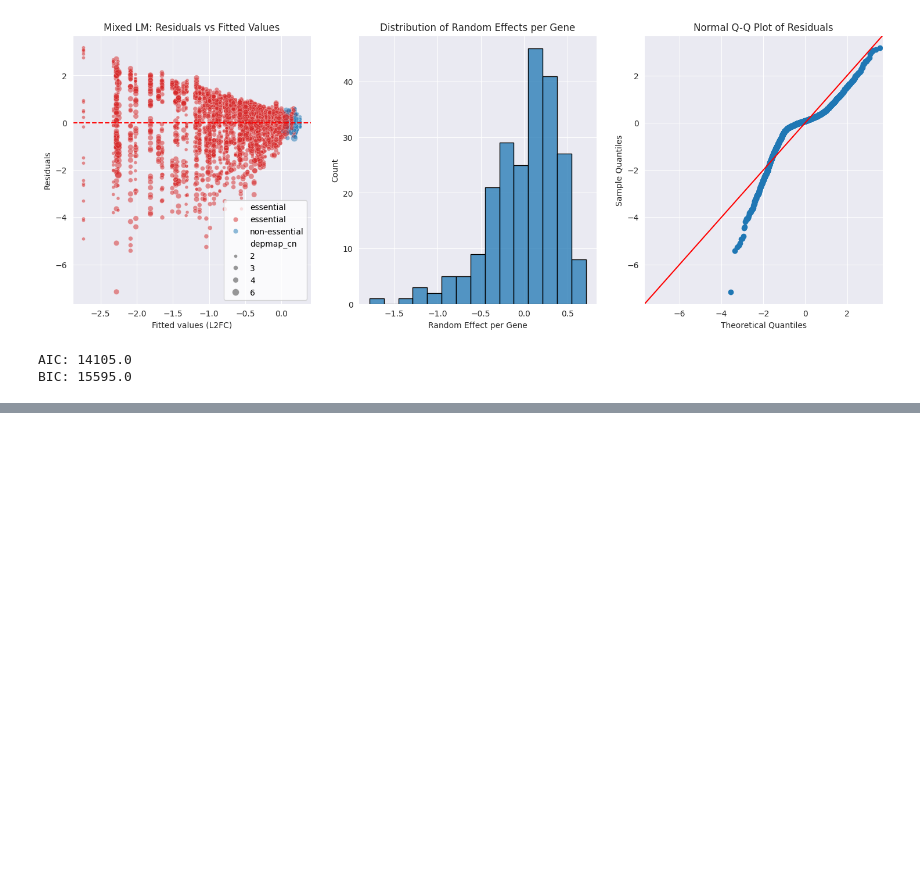
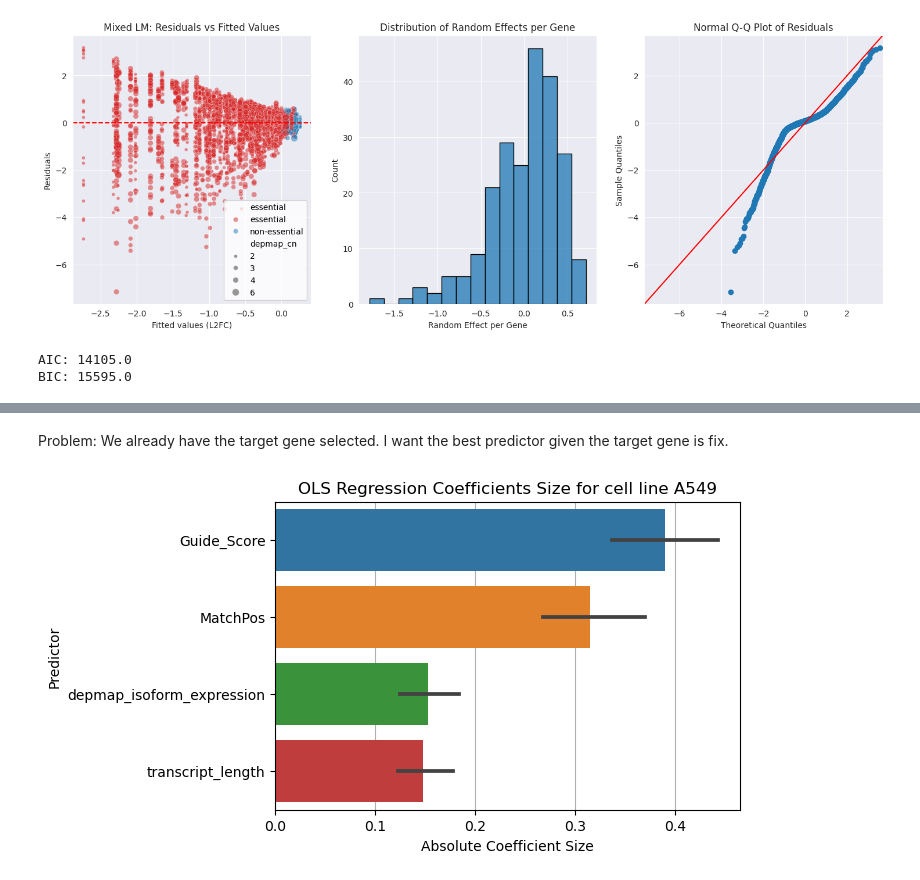
Before and after one commit to stefanpeidli/SYM101, a Jupyter notebook: notebooks/pooled_screen_1_CNE_statistical_models.ipynb, the cells around one changed output, grey strips where cells are left out. Cells and saved outputs as stored; diff of their text form; code cells hidden in the pictures; blank space fills up the shorter version.

Commit message:
Update OLS on guides success predicitveness

```diff
--- a/notebooks/pooled_screen_1_CNE_statistical_models.ipynb
+++ b/notebooks/pooled_screen_1_CNE_statistical_models.ipynb
@@ -691,0 +837,28 @@ BIC: 15595.0
+# %% [markdown]
+Problem: We already have the target gene selected. I want the best predictor given the target gene is fix.
+# %%
+# Split by gene
+results = {}
+for gene in df_sym.Gene.unique():
+    data = df_sym[df_sym.Gene == gene].copy()
+    ykey = 'avgFC'
+    xkeys = ['Guide_Score', 'MatchPos', 'depmap_isoform_expression', 'transcript_length']
+    try:
+        regression_results = OLS_regression(data, ykey, xkeys, verbose=False)
+    except:
+        continue
+    ols_regression_results = pd.Series(regression_results)
+    results[gene] = ols_regression_results
+# %%
+fig, ax = pl.subplots(figsize=(6, 4))
+dat = pd.DataFrame(results)[ols_regression_results.index.str.startswith('coeff')].abs().T.stack().reset_index()
+sns.barplot(data = dat, y='level_1', x=0)
+ax.set_title(f'OLS Regression Coefficients Size for cell line {cell_line}')
+ax.set_axisbelow(True)
+ax.grid(axis='x')
+ax.set_xlabel('Absolute Coefficient Size')
+ax.set_ylabel('Predictor')
+ax.set_yticklabels([x.get_text().split('_', 1)[1] for x in ax.get_yticklabels()])
+pl.show()
+# %% [output]
+[figure, added]
```
Also changed, not shown: parts of 9 cells of this notebook.
